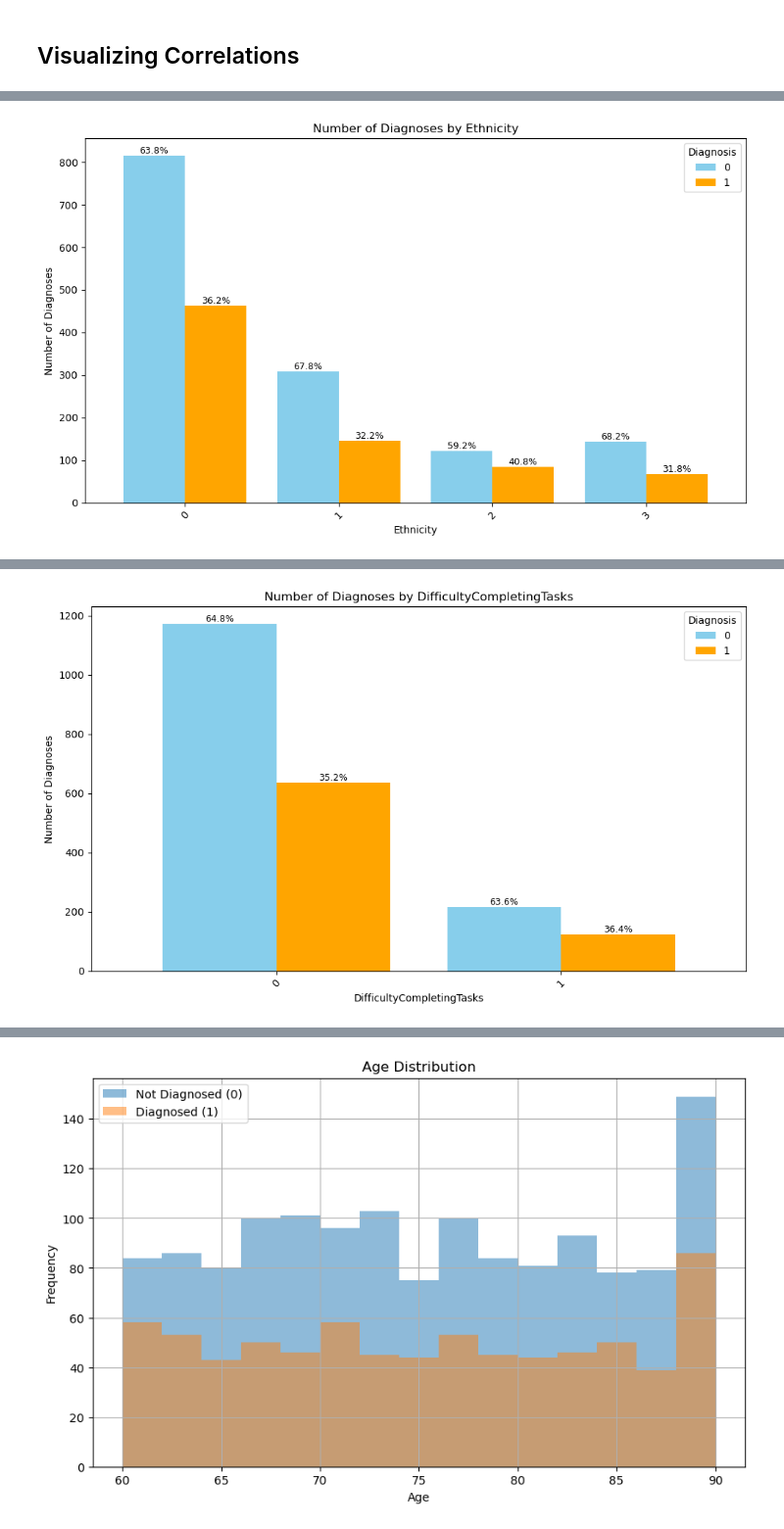
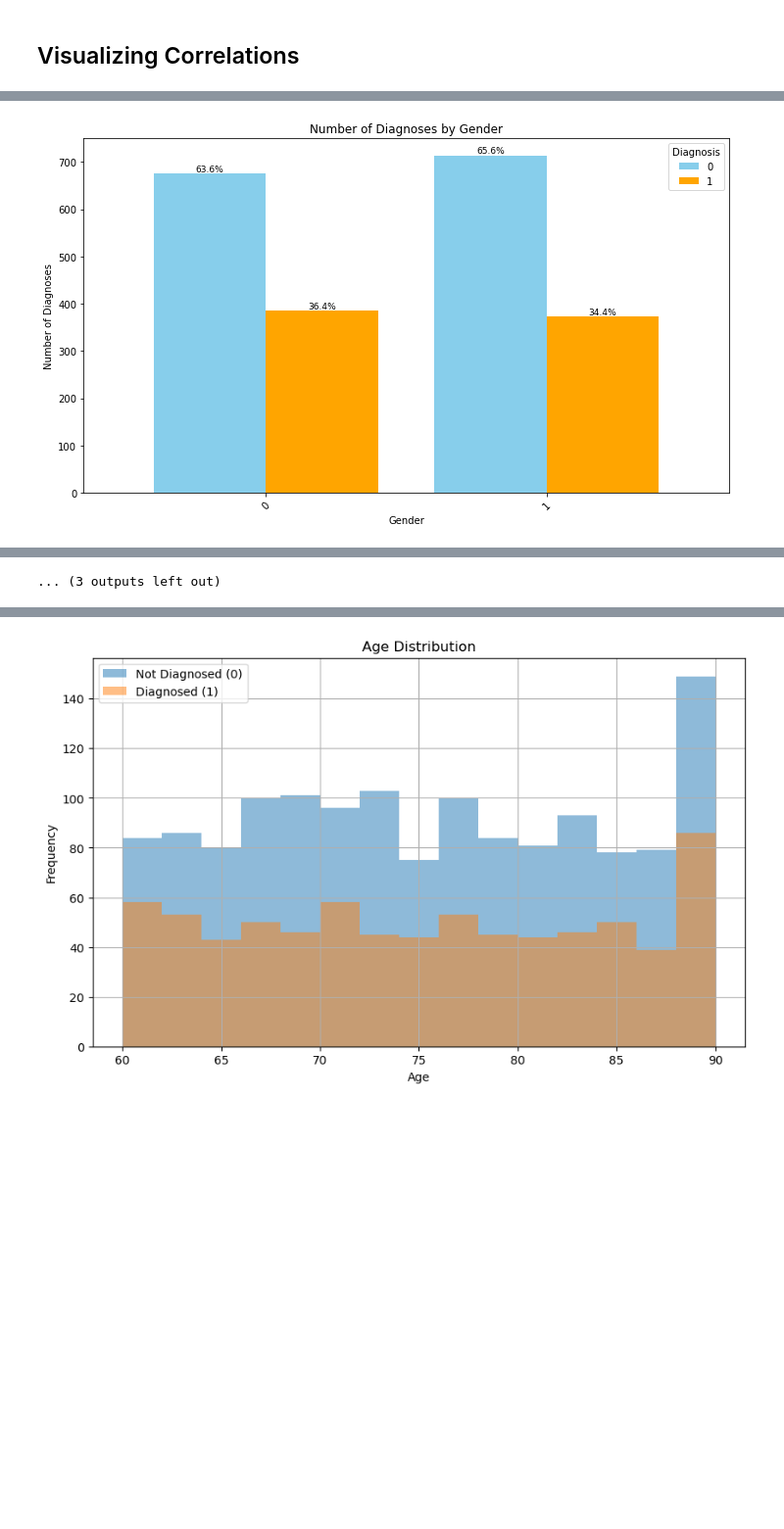
Before and after one commit to alekhyavittalam/alzheimers_diagnosis_prediction, a Jupyter notebook: alzheimers.ipynb, the cells around one changed output, grey strips where cells are left out. Shown at 98% size. Cells and saved outputs as stored; diff of their text form; code cells hidden in the pictures; blank space fills up the shorter version.

Commit message:
added plots

```diff
--- a/alzheimers.ipynb
+++ b/alzheimers.ipynb
@@ -184,7 +184,7 @@ import matplotlib.pyplot as plt
 
 # List of categorical variables
 categorical_groups = [
-    'Ethnicity', 'EducationLevel', 'Smoking', 'FamilyHistoryAlzheimers',
+    'Gender','Ethnicity', 'EducationLevel', 'Smoking', 'FamilyHistoryAlzheimers',
     'CardiovascularDisease', 'Diabetes', 'Depression', 'HeadInjury',
     'Hypertension', 'Confusion', 'Disorientation', 'PersonalityChanges',
     'DifficultyCompletingTasks', 'Forgetfulness'
@@ -202,31 +202,31 @@ for cat_var in categorical_groups:
     grouped_data['Percentage'] = (grouped_data['Count'] / total_counts) * 100
 
     # Pivot data for plotting counts and percentages
     pivot_counts = grouped_data.pivot(index=cat_var, columns='Diagnosis', values='Count').fillna(0)
     pivot_percentages = grouped_data.pivot(index=cat_var, columns='Diagnosis', values='Percentage').fillna(0)
 
     # Plot side-by-side bar chart
     ax = pivot_counts.plot(kind='bar', figsize=(10, 6), width=0.8, color=['skyblue', 'orange'])
 
     # Add percentages on the bars
     for bar_group, diagnosis in zip(ax.containers, pivot_percentages.columns):
         for bar, category in zip(bar_group, pivot_counts.index):
             height = bar.get_height()
             if height > 0:  # Only label bars with a positive height
                 percentage = pivot_percentages.loc[category, diagnosis]
                 ax.annotate(f'{percentage:.1f}%',
                             (bar.get_x() + bar.get_width() / 2, height),
                             ha='center', va='bottom', fontsize=9, color='black')
 
     # Customize plot
     plt.title(f'Number of Diagnoses by {cat_var}')
     plt.xlabel(cat_var)
     plt.ylabel('Number of Diagnoses')
     plt.xticks(rotation=45)
     plt.legend(title='Diagnosis', labels=['0', '1'])
     plt.tight_layout()
 
     # Show plot
     plt.show()
 # %% [output]
-[figure, old version]
+[figure, new version]
@@ -244 +243,0 @@ for cat_var in categorical_groups:
-[figure, removed]
@@ -246,3 +244,4 @@ for cat_var in categorical_groups:
+... (3 outputs left out)
 # %%
 # Plot the count of diagnoses split by gender
 gender_diagnosis_counts = df.groupby(['Gender', 'Diagnosis']).size().unstack(fill_value=0)
```
Also changed, not shown: parts of 10 cells of this notebook, 1 other file.
